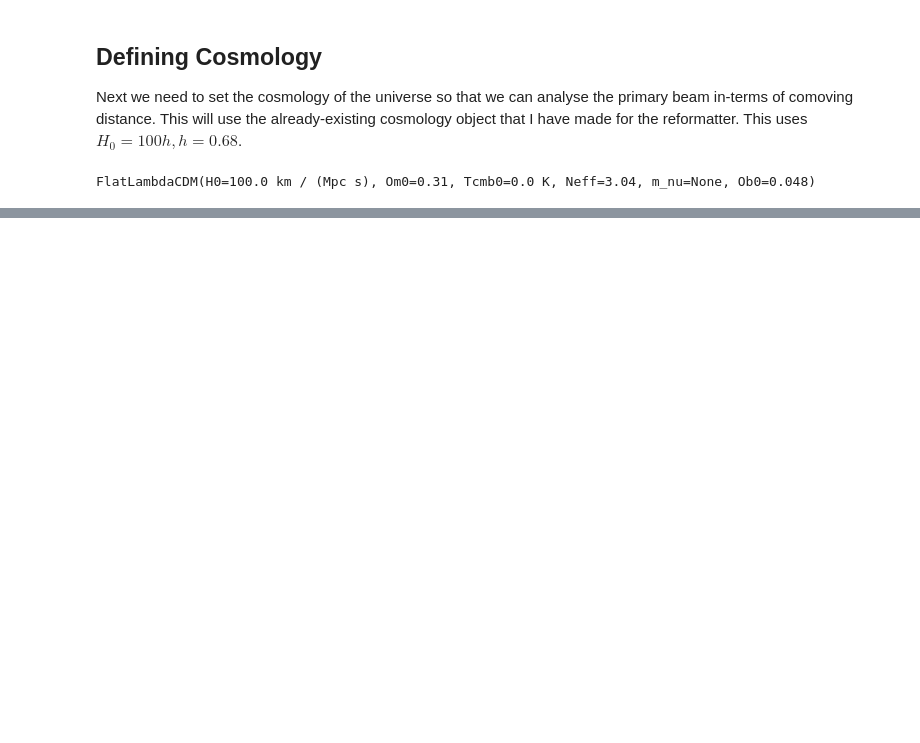
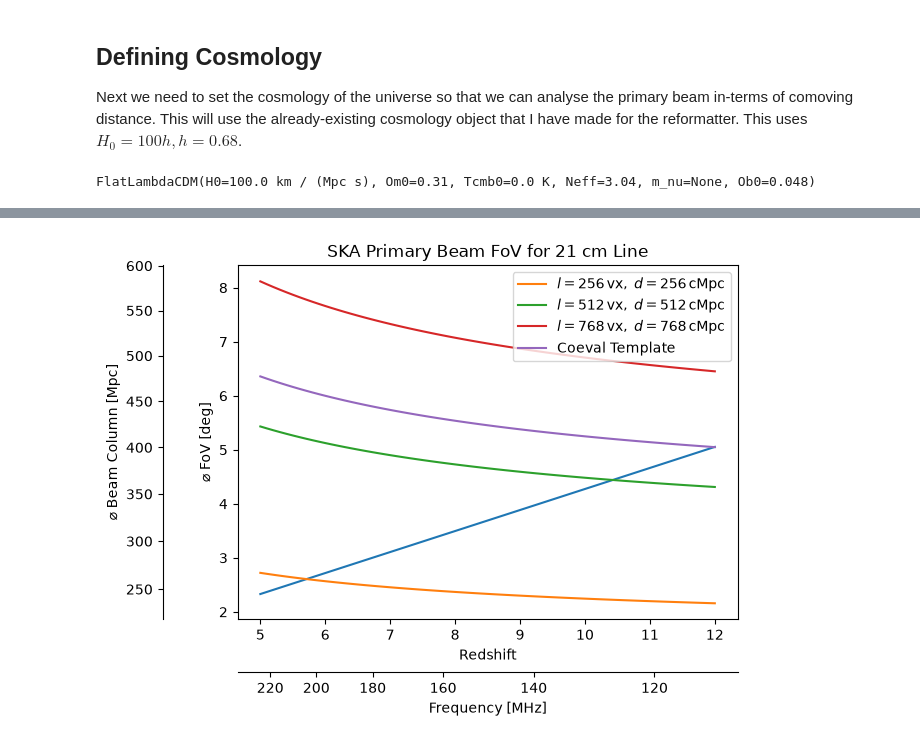
Before and after one commit to oliviax727/phd-programs, a Jupyter notebook: interferometry practice/primary_beam.ipynb, the cells around one changed output, grey strips where cells are left out. Saved outputs shown, nothing was run; the diff lists cells and outputs as text; code cells hidden in the pictures; blank space fills up the shorter version.

```diff
--- a/interferometry practice/primary_beam.ipynb
+++ b/interferometry practice/primary_beam.ipynb
@@ -82,0 +168,25 @@ s
+# %%
+vl = 1 * u.Mpc
+
+def get_sizes(zs, n, vox_len = 1 * u.Mpc):
+    # Calculate side length of box
+    side = n * vox_len
+
+    # From side length we can calculate the subtended angle
+    return np.atan(side / cosmo.z_to_dz(zs)).to(u.deg)
+
+ns = np.arange(1, 4, 1) * 256
+
+fig, ax, _, _ = plot_on_four_axes(zs, θs, fs, ds)
+
+# Non-Meraxes Boxes
+for n in ns:
+    ax.plot(zs, get_sizes(zs, n, vl), label = "$l=%d\,\mathrm{vx},\;d=%d\,\mathrm{cMpc}$" % (n, (n * vl).to_value(u.Mpc)))
+
+# Meraxes Boxes
+ax.plot(zs, get_sizes(zs, 400, vl * 1.5), label = "Coeval Template")
+
+plt.legend()
+plt.show()
+# %% [output]
+[figure, added]
```
Also changed, not shown: parts of 10 cells of this notebook, 1 other file.
